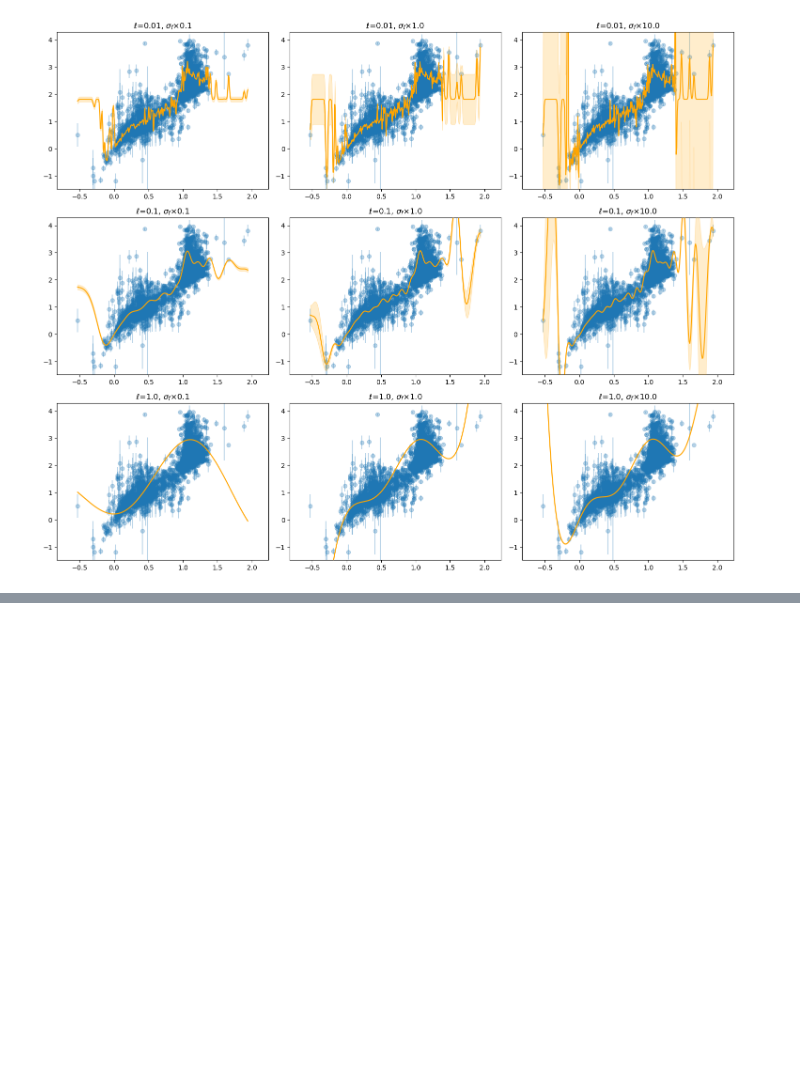
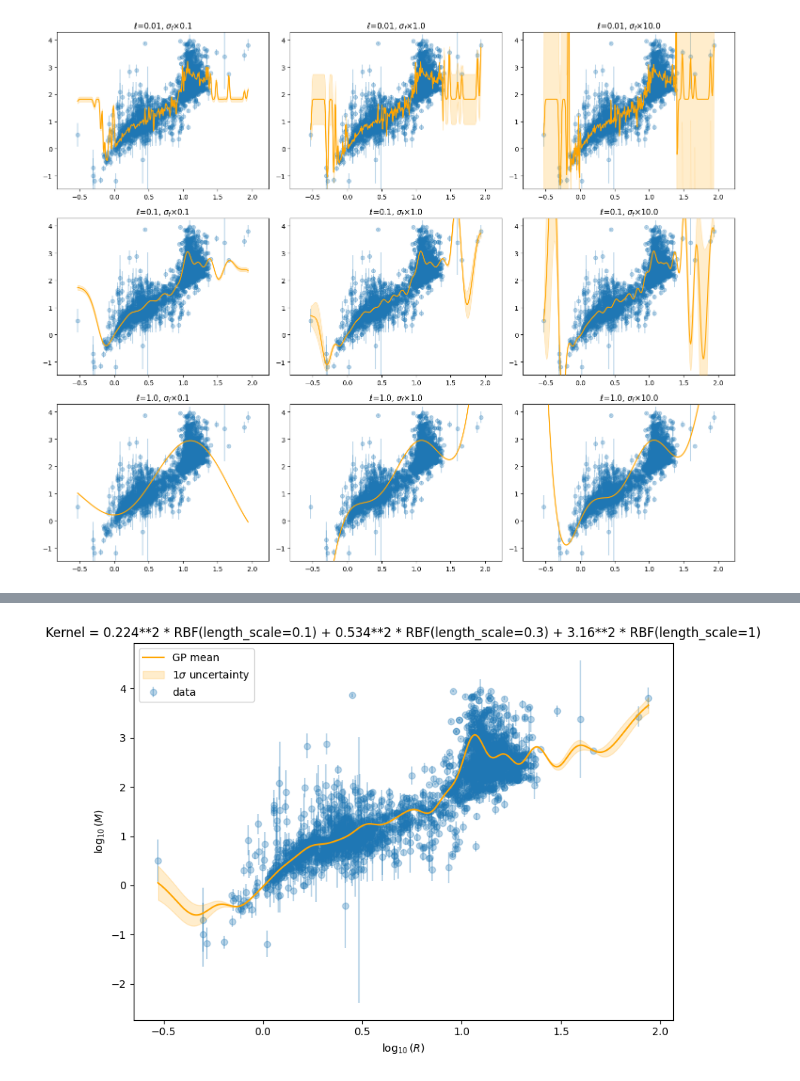
Before and after one commit to TarikOzpamuk/Astro_exercises, a Jupyter notebook: exercise5.ipynb, the cells around one changed output, grey strips where cells are left out. Drawn from its saved outputs; the diff is of its cells as text; code cells hidden in the pictures; blank space fills up the shorter version.

```diff
--- a/exercise5.ipynb
+++ b/exercise5.ipynb
@@ -207,0 +238,55 @@ plt.show()
+# %%
+x3_pred = np.linspace(
+    log_sample_a[:,0].min(),
+    log_sample_a[:,0].max(),
+    300
+).reshape(-1, 1)
+
+y3_pred, y_std = gp_3.predict(x3_pred, return_std=True)
+
+x3_plot = x3_pred.ravel()
+y3_plot = y3_pred.ravel()
+std_plot = y_std.ravel()
+
+plt.figure(figsize=(8, 6))
+
+plt.errorbar(
+    log_sample_a[:,0],
+    log_sample_a[:,1],
+    yerr=log_sample_a[:,2],
+    fmt='o',
+    alpha=0.3,
+    zorder=1,
+    label="data"
+)
+
+plt.plot(
+    x3_plot,
+    y3_plot,
+    color='orange',
+    zorder=3,
+    label="GP mean"
+)
+
+plt.fill_between(
+    x3_plot,
+    y3_plot - std_plot,
+    y3_plot + std_plot,
+    color='orange',
+    alpha=0.2,
+    zorder=2,
+    label=r"$1\sigma$ uncertainty"
+)
+
+plt.xlabel(r'$\log_{10}(R)$')
+plt.ylabel(r'$\log_{10}(M)$')
+plt.title(f"Kernel = {gp_3.kernel_}")
+
+
+
+plt.legend()
+plt.tight_layout()
+plt.savefig("firstplot.png", dpi=200)
+plt.show()
+# %% [output]
+[figure, added]
```
Also changed, not shown: parts of 11 cells of this notebook.
